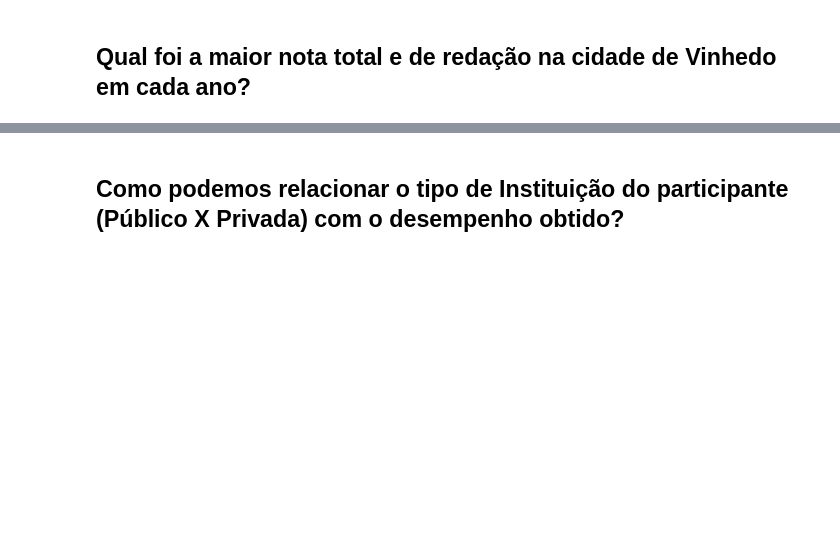
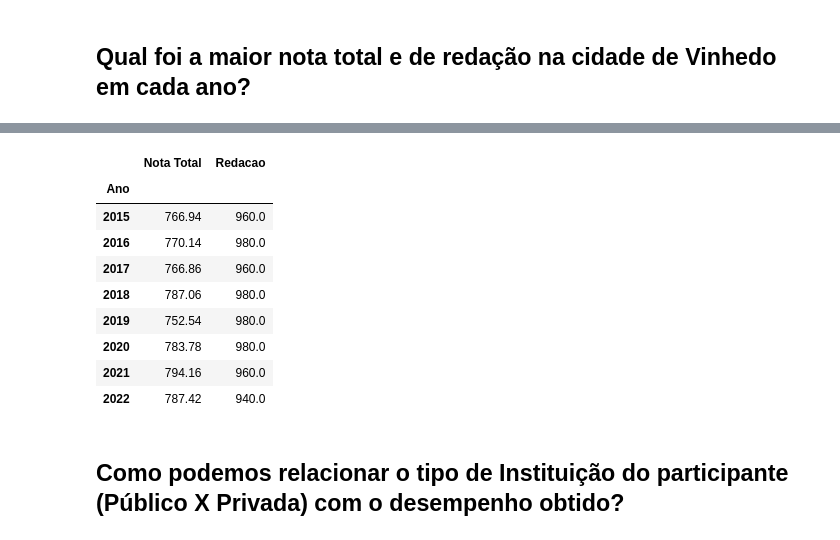
Before and after one commit to LiamFer/ENEM-Analysis, a Jupyter notebook: main_analysis.ipynb, the cells around one changed output, grey strips where cells are left out. Saved outputs shown, nothing was run; the diff lists cells and outputs as text; code cells hidden in the pictures; blank space fills up the shorter version.

```diff
--- a/main_analysis.ipynb
+++ b/main_analysis.ipynb
@@ -341,2 +340,15 @@ NameError: name 'enem' is not defined
+# %%
+enem.loc[enem['Municipio']=='Vinhedo'].groupby("Ano")[["Nota Total","Redacao"]].max()
+# %% [output]
+|  | Nota Total | Redacao |
+| Ano |  |  |
+| 2015 | 766.94 | 960.0 |
+| 2016 | 770.14 | 980.0 |
+| 2017 | 766.86 | 960.0 |
+| 2018 | 787.06 | 980.0 |
+| 2019 | 752.54 | 980.0 |
+| 2020 | 783.78 | 980.0 |
+| 2021 | 794.16 | 960.0 |
+| 2022 | 787.42 | 940.0 |
 # %% [markdown]
 ## Como podemos relacionar o tipo de Instituição do participante (Público X Privada) com o desempenho obtido?
```
Also changed, not shown: parts of 2 cells of this notebook.
